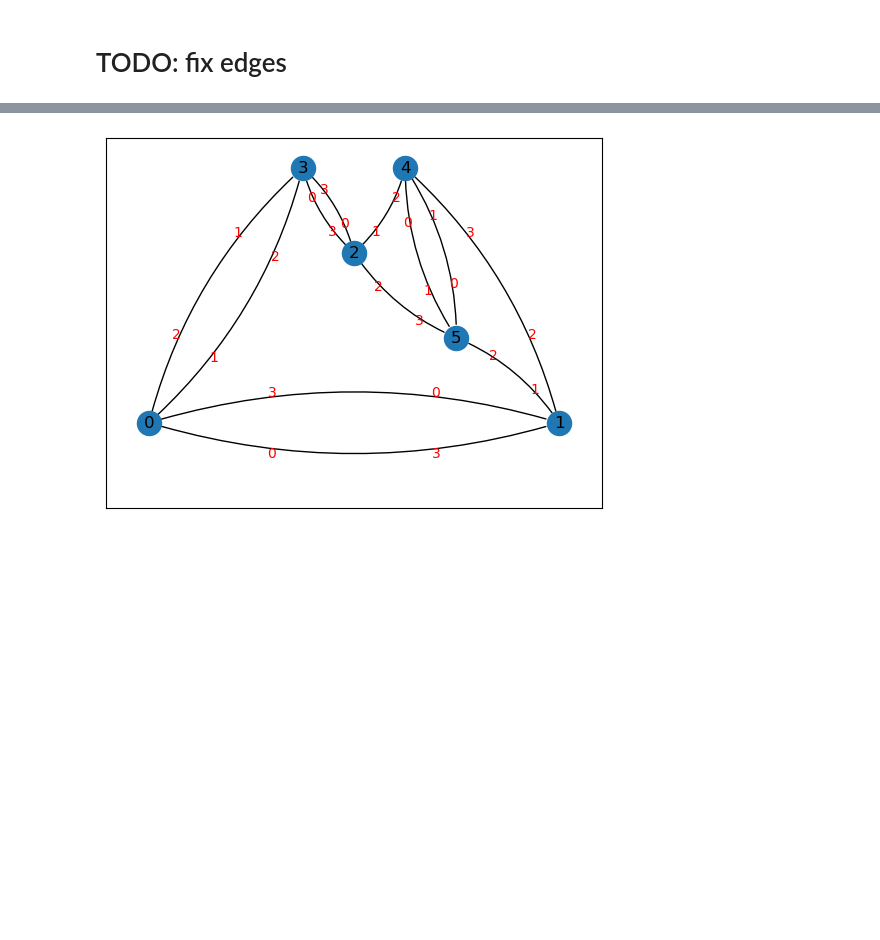
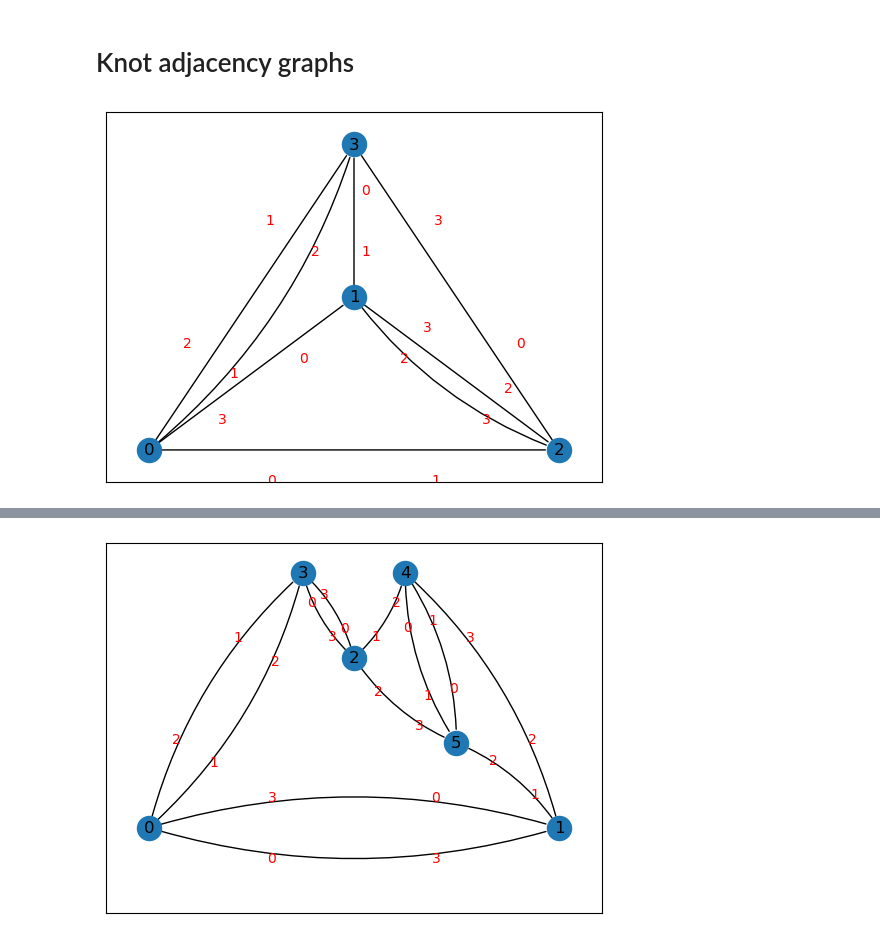
Before and after one commit to JulesGB/KhovanovHomologyOfNonOrientableSurfaces, a Jupyter notebook: Knot graph testing.ipynb, the cells around one changed output, grey strips where cells are left out. Cells and saved outputs as stored; diff of their text form; code cells hidden in the pictures; blank space fills up the shorter version.

Commit message:
more graph examples and options for changing edge label placement and edge curvature

```diff
--- a/Knot graph testing.ipynb
+++ b/Knot graph testing.ipynb
@@ -3,4 +3,9 @@ from khovanov import *
 from knot_graphs import *
 import networkx as nx
 # %% [markdown]
-# TODO: fix edges
+# Knot adjacency graphs
+# %%
+L = Link([[6, 3, 7, 4], [4, 2, 5, 1], [0, 6, 1, 5], [2, 7, 3, 0]])
+draw_adjacency_graph(L)
+# %% [output]
+[figure, added]
```
Also changed, not shown: parts of 8 cells of this notebook, 2 other files.
